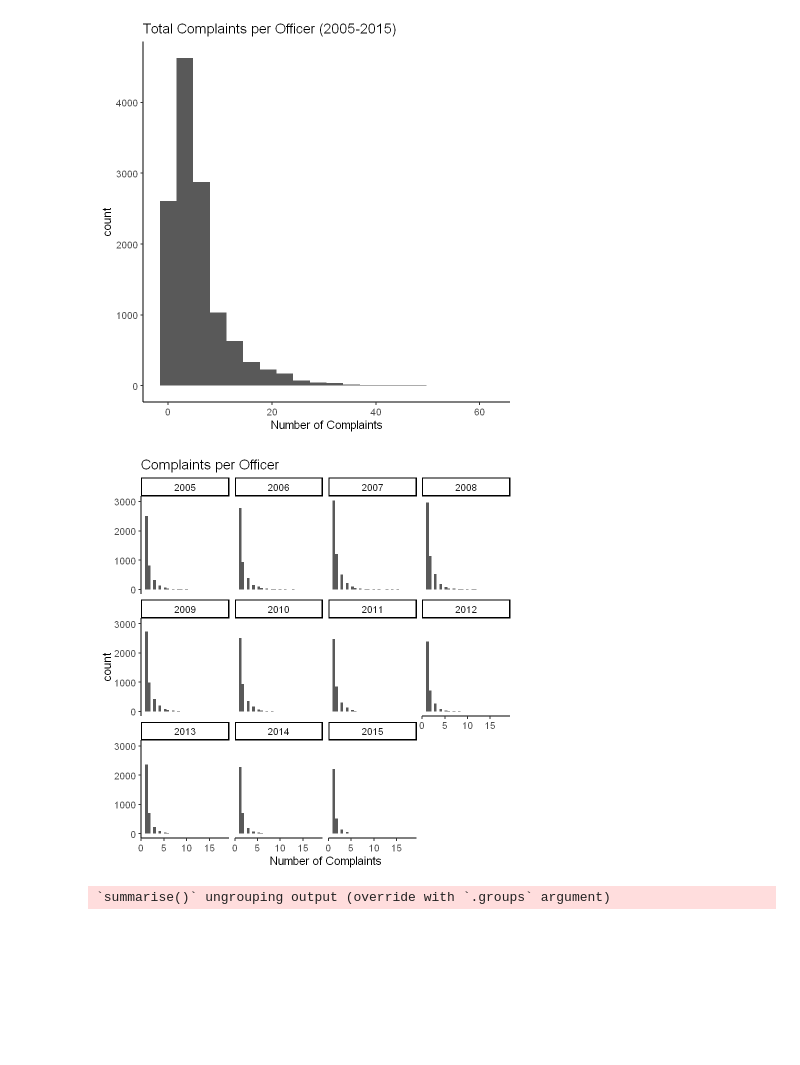
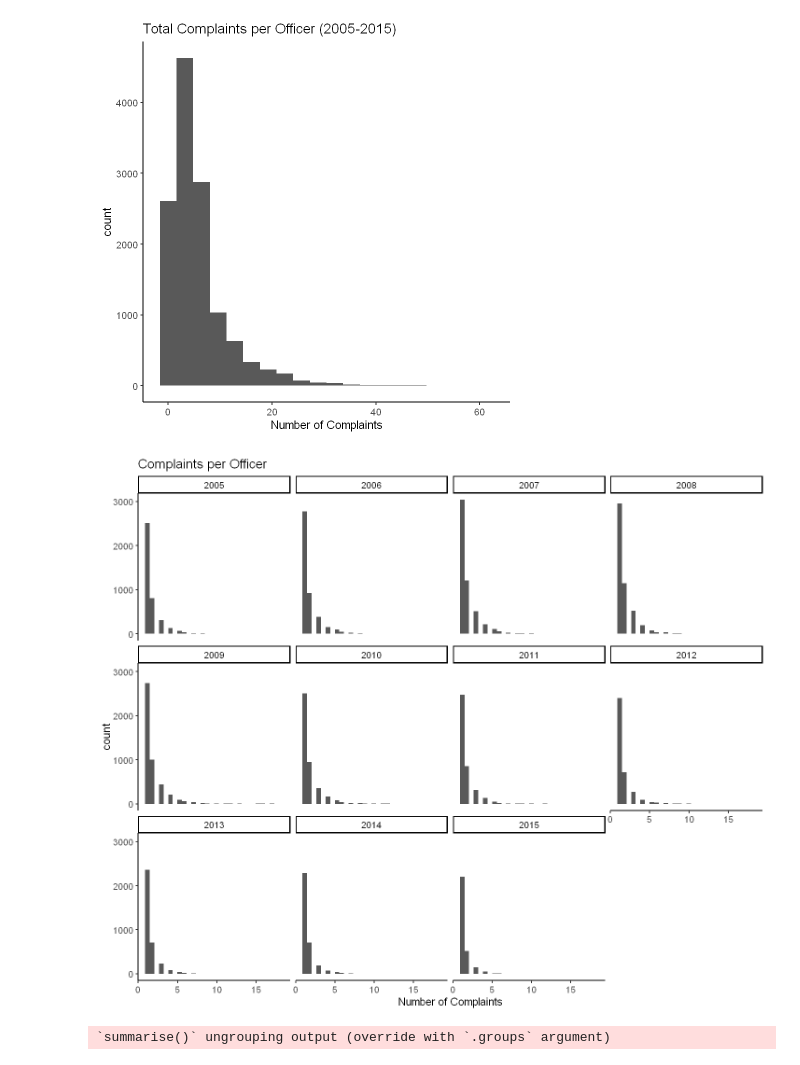
Before and after one commit to micahkwok/Group15, a Jupyter notebook: eda/EDA.ipynb, the cells around one changed output. Saved outputs shown, nothing was run; the diff lists cells and outputs as text; code cells hidden in the pictures; blank space fills up the shorter version.

```diff
--- a/eda/EDA.ipynb
+++ b/eda/EDA.ipynb
@@ -402,21 +367,23 @@ ggplot(complaints_per_off, aes(x = n)) +
 # %% [output]
 [figure]
 # %%
+options(repr.plot.width=12, repr.plot.height=10)
+
 #Faceted per year histogram
 complaints_per_off_yr <- df_merged %>%
     group_by(UID, year, cr_id) %>%
     tally() %>%
     drop_na() %>%
     group_by(UID, year) %>%
     tally()
 
 ggplot(complaints_per_off_yr, aes(x = n)) +
     labs(x = "Number of Complaints") +
     ggtitle("Complaints per Officer") +
     geom_histogram(bins = 30) +
     facet_wrap(~year, nrow=3)
 # %% [output]
-[figure, old version]
+[figure, new version]
 # %%
 # complaints by officer rank
 complaints_per_rank <- df_merged %>%
```
Also changed, not shown: parts of 5 cells of this notebook.
